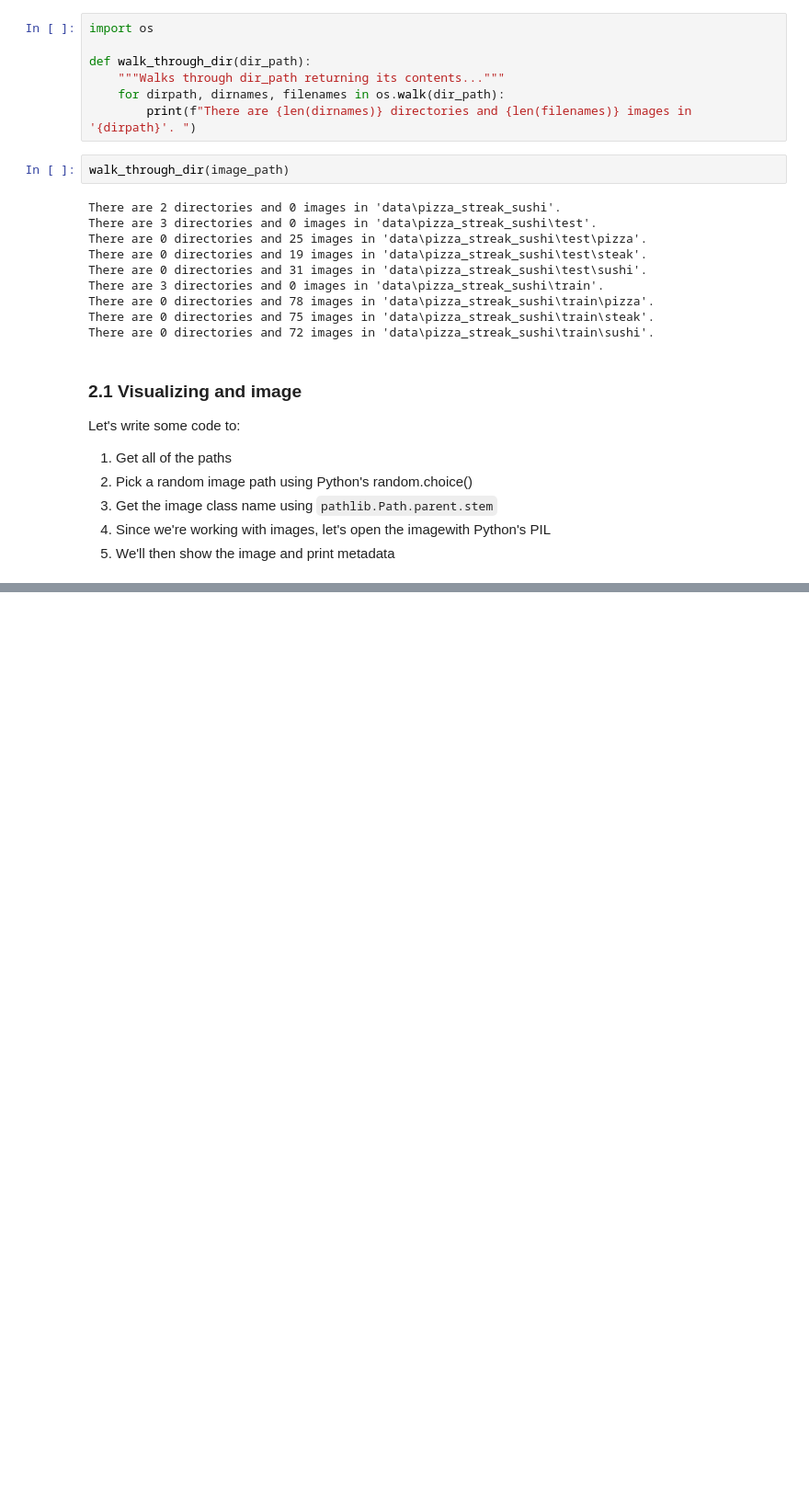
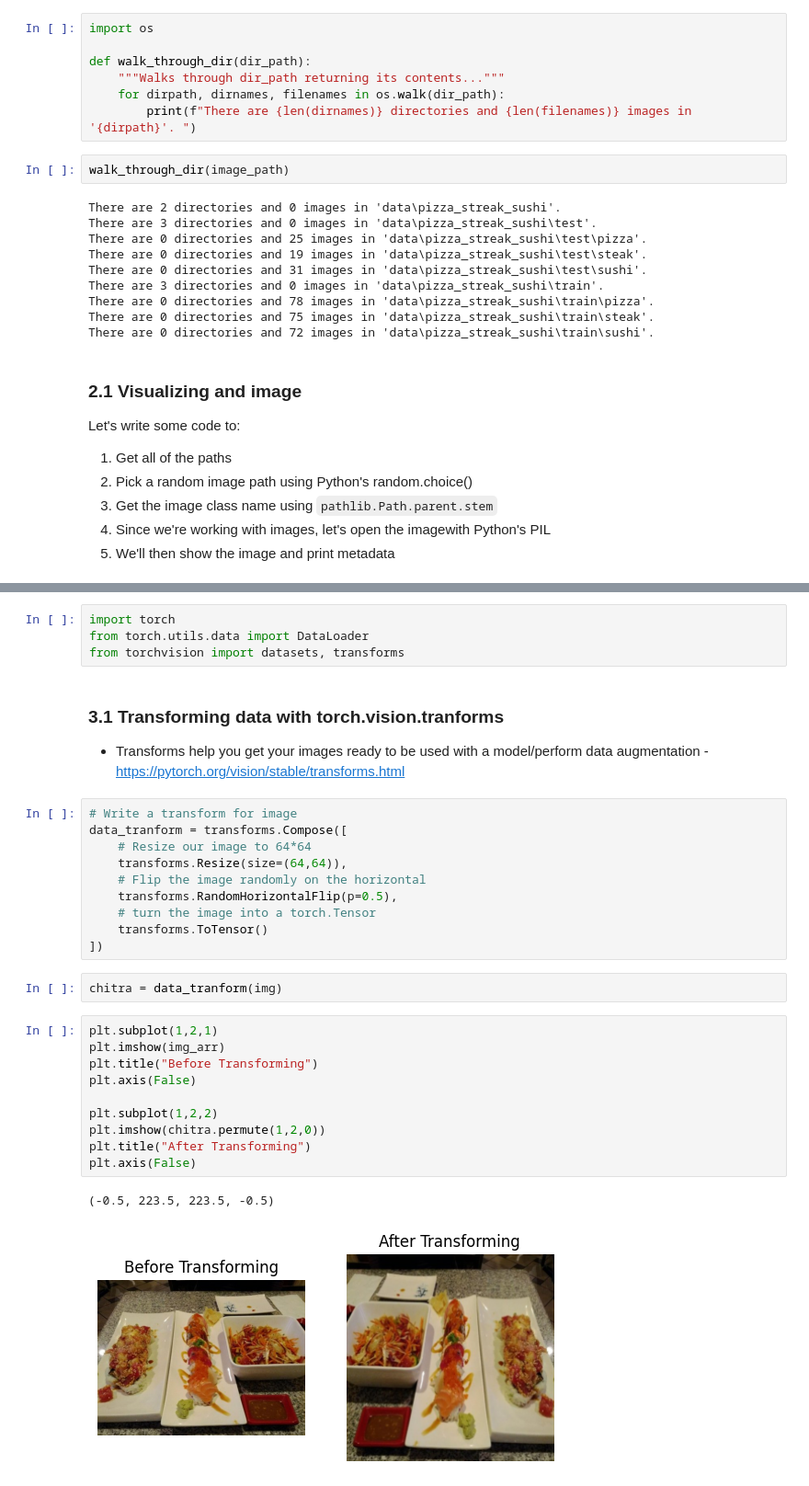
Before and after one commit to Bishal-Stha/machine_learning, a Jupyter notebook: Real_ML_Stuff/PyTorch/0_4_pytorch_custom_datasets.ipynb, the cells around one changed output, grey strips where cells are left out. Shown at 92% size. Drawn from its saved outputs; the diff is of its cells as text; blank space fills up the shorter version.

```diff
--- a/Real_ML_Stuff/PyTorch/0_4_pytorch_custom_datasets.ipynb
+++ b/Real_ML_Stuff/PyTorch/0_4_pytorch_custom_datasets.ipynb
@@ -163,0 +206,33 @@ Image width: 512
+# %%
+import torch
+from torch.utils.data import DataLoader
+from torchvision import datasets, transforms
+# %% [markdown]
+### 3.1 Transforming data with torch.vision.tranforms
+
+- Transforms help you get your images ready to be used with a model/perform data augmentation - https://pytorch.org/vision/stable/transforms.html
+# %%
+# Write a transform for image
+data_tranform = transforms.Compose([
+    # Resize our image to 64*64
+    transforms.Resize(size=(64,64)),
+    # Flip the image randomly on the horizontal
+    transforms.RandomHorizontalFlip(p=0.5),
+    # turn the image into a torch.Tensor
+    transforms.ToTensor()
+])
+# %%
+chitra = data_tranform(img)
+# %%
+plt.subplot(1,2,1)
+plt.imshow(img_arr)
+plt.title("Before Transforming")
+plt.axis(False)
+
+plt.subplot(1,2,2)
+plt.imshow(chitra.permute(1,2,0))
+plt.title("After Transforming")
+plt.axis(False)
+# %% [output]
+(-0.5, 223.5, 223.5, -0.5)
+[figure, added]
```
Also changed, not shown: parts of 8 cells of this notebook, 6 other files.
